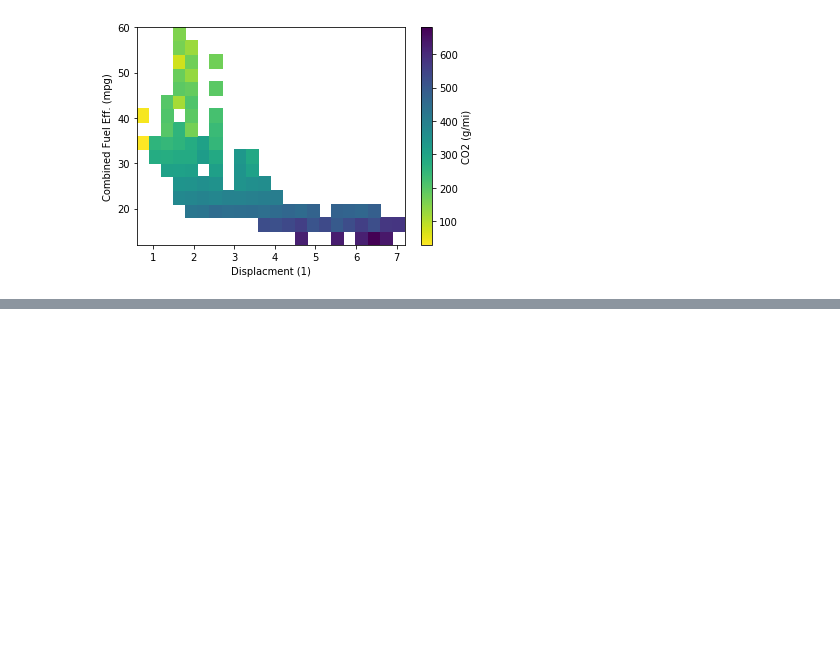
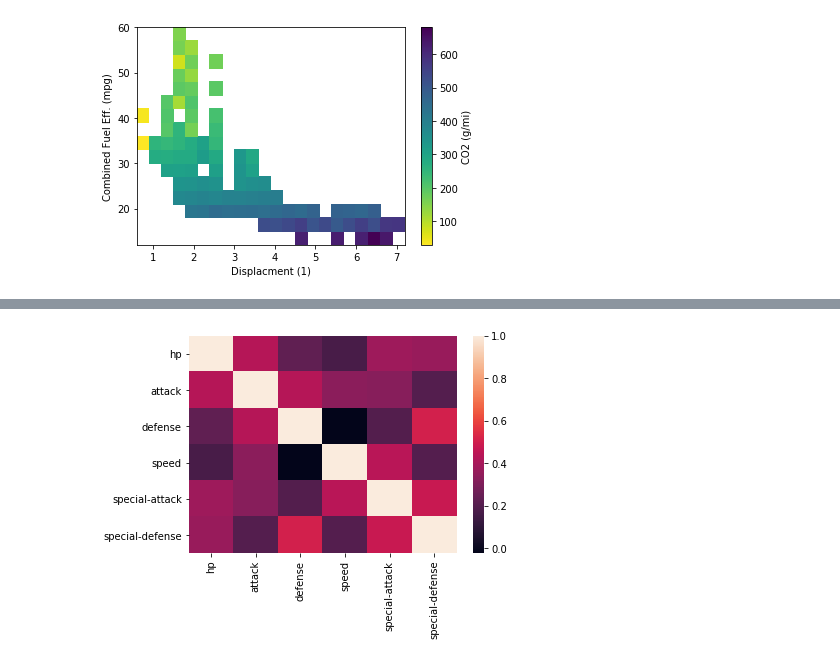
Before and after one commit to iRaied/Project_5_3_Pokemon, a Jupyter notebook: Multivariate_Vis_Size_and_Shape.ipynb, the cells around one changed output, grey strips where cells are left out. Cells and saved outputs as stored; diff of their text form; code cells hidden in the pictures; blank space fills up the shorter version.

```diff
--- a/Multivariate_Vis_Size_and_Shape.ipynb
+++ b/Multivariate_Vis_Size_and_Shape.ipynb
@@ -390,0 +449,5 @@ plt.colorbar(label = 'CO2 (g/mi)');
+# %%
+# Putting this into heat map function produces our desired visualization
+sb.heatmap(pokemon[pkmn_stats].corr());
+# %% [output]
+[figure, added]
```
Also changed, not shown: parts of 12 cells of this notebook.
